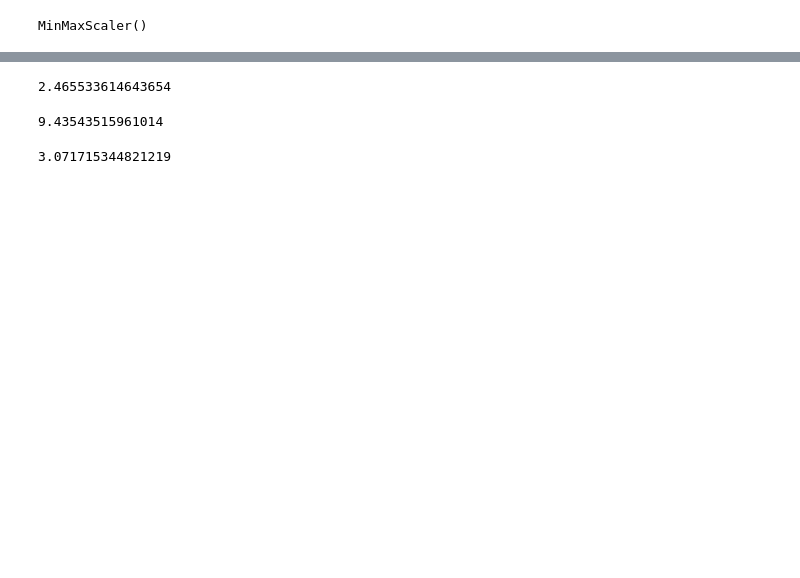
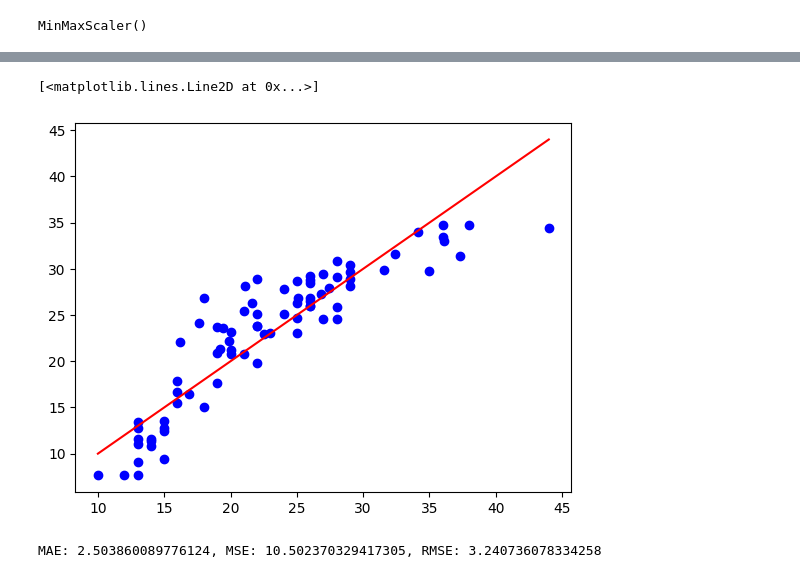
Before and after one commit to MiltonOberg/Artificial_Intelligence2-Milton-OPA23, a Jupyter notebook: exercises/exercise_linear_regression.ipynb, the cells around one changed output, grey strips where cells are left out. Saved outputs shown, nothing was run; the diff lists cells and outputs as text; code cells hidden in the pictures; blank space fills up the shorter version.

```diff
--- a/exercises/exercise_linear_regression.ipynb
+++ b/exercises/exercise_linear_regression.ipynb
@@ -248,14 +213,8 @@ array([33. , 28. , 19. , 13. , 14. , 27. , 24. , 13. , 17. , 21. , 15. ,
 # %%
 from sklearn.metrics import mean_absolute_error, mean_squared_error
-# %%
-mean_absolute_error(y_test, y_pred)
-# %% [output]
-2.465533614643654
-# %%
-mean_squared_error(y_test, y_pred)
-# %% [output]
-9.43543515961014
-# %%
-np.sqrt(mean_squared_error(y_test, y_pred))
-# %% [output]
-3.071715344821219
+# %%
+plt.scatter(y_test, y_pred, color= "blue")
+plt.plot([min(y_test), max(y_test)], [min(y_test), max(y_test)], color="red")
+# %% [output]
+[<matplotlib.lines.Line2D at 0x...>]
+[figure, added]
@@ -261,0 +225,4 @@ np.sqrt(mean_squared_error(y_test, y_pred))
+# %%
+print(f"MAE: {mae}, MSE: {mse}, RMSE: {rmse}")
+# %% [output]
+MAE: 2.503860089776124, MSE: 10.502370329417305, RMSE: 3.240736078334258
```
Also changed, not shown: parts of 18 cells of this notebook, 1 other file.
